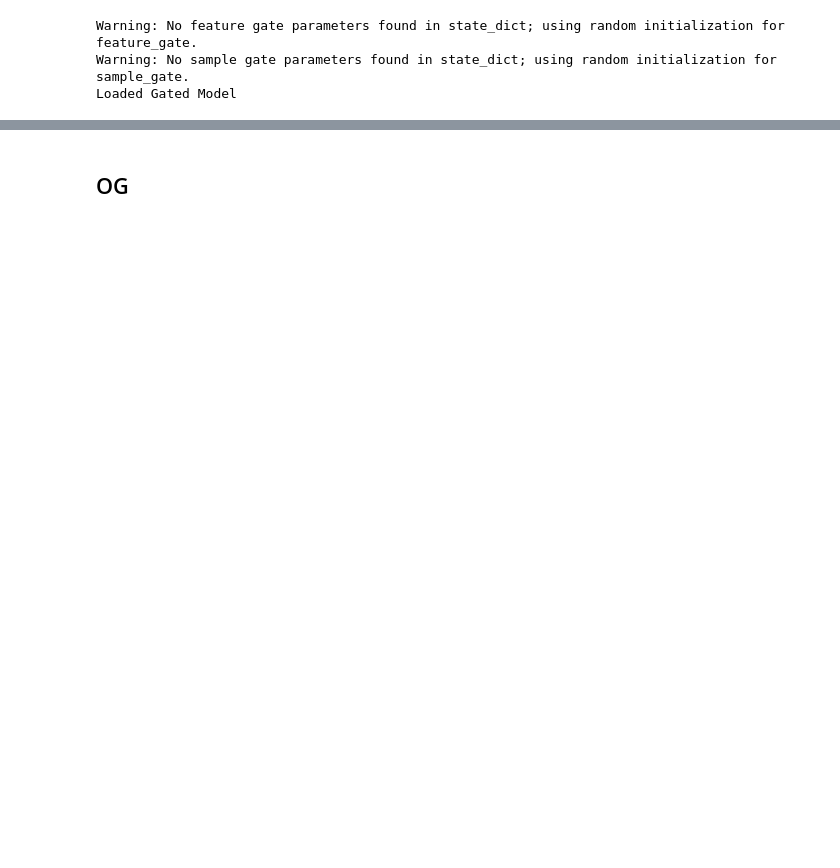
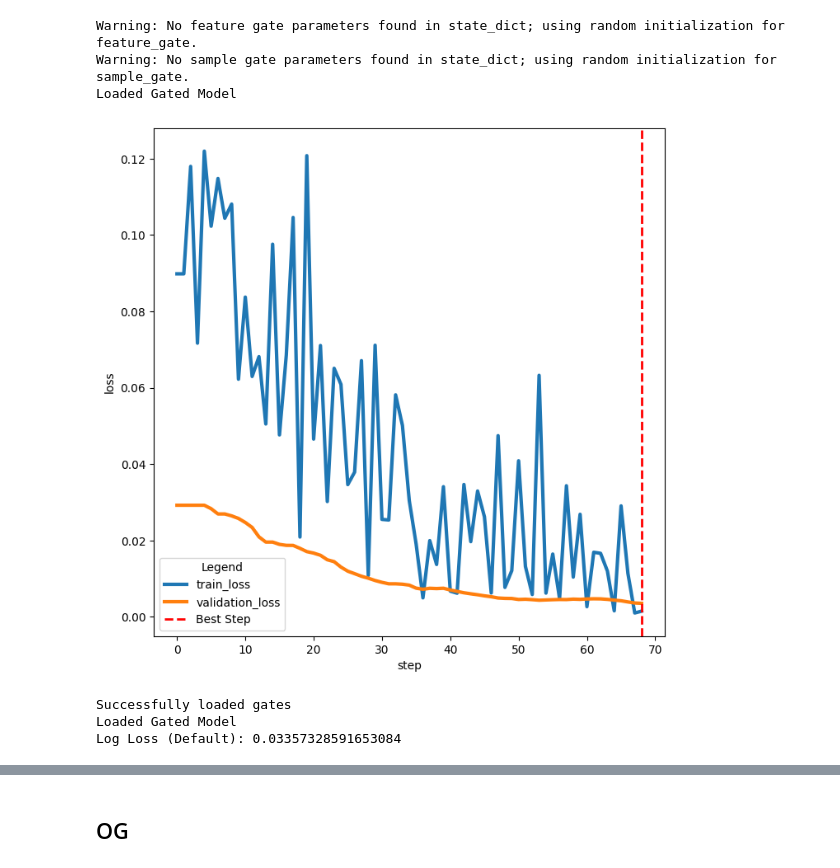
Before and after one commit to tentacool9/FTTabPFN, a Jupyter notebook: Finetuning.ipynb, the cells around one changed output, grey strips where cells are left out. Saved outputs shown, nothing was run; the diff lists cells and outputs as text; code cells hidden in the pictures; blank space fills up the shorter version.

Commit message:
Fixed fine tuning script and imports

```diff
--- a/Finetuning.ipynb
+++ b/Finetuning.ipynb
@@ -25,7 +16,7 @@ y = phones['price_range']
 # %%
 # Load data
 # X, y = load_wine(return_X_y=True, as_frame=True)
-# X, y = load_wine(return_X_y=True, as_frame=True)
+X, y = load_wine(return_X_y=True, as_frame=True)
 # Load MNIST from OpenML; as_frame=True returns a Pandas DataFrame.
 # mnist = fetch_openml('mnist_784', version=1, as_frame=True)
 # X, y = mnist["data"], mnist["target"]
@@ -41,34 +32,35 @@ X_train, X_test, y_train, y_test = train_test_split(
 # %%
 
 
 
 # Finetune
-save_path_to_fine_tuned_model = "./fine_tuned_model_new_20_03_gated.ckpt"
-fine_tune_tabpfn_original(
+save_path_to_fine_tuned_model = "./fine_tuned_model_new_24_03_gated.ckpt"
+fine_tune_tabpfn(
     path_to_base_model="auto",
     save_path_to_fine_tuned_model=save_path_to_fine_tuned_model,
     # Finetuning HPs
-    time_limit=1000,
+    time_limit=100,
     finetuning_config={"learning_rate": 0.00001, "batch_size": 8,"min_patience": 30,"max_patience": 100},
     validation_metric="log_loss",
     # Input Data
     X_train=X_train,
     y_train=y_train,
     categorical_features_index=None,
     device="cuda",  # use "cpu" if you don't have a GPU
     task_type="multiclass",
     gated=True,
     # Optional
     show_training_curve=True,  # Shows a final report after finetuning.
     logger_level=-100,  # Shows all logs, higher values shows less
     use_wandb=False,  # Init wandb yourself, and set to True
 )
 # %% [output]
 Warning: No feature gate parameters found in state_dict; using random initialization for feature_gate.
 Warning: No sample gate parameters found in state_dict; using random initialization for sample_gate.
 Loaded Gated Model
+[figure, added]
 # %%
-save_path_to_fine_tuned_model = "./fine_tuned_model_new_20_03_gated.ckpt"
+save_path_to_fine_tuned_model = "./fine_tuned_model_new_24_03_gated.ckpt"
 gated_model = TabPFNClassifier(
     model_path=save_path_to_fine_tuned_model,
     gated=True
@@ -76,6 +68,10 @@ gated_model = TabPFNClassifier(
 # Then, use gated_model in your fine-tuning pipeline.
 clf = gated_model.fit(X_train, y_train)
 print("Log Loss (Default):", log_loss(y_test, clf.predict_proba(X_test)))
+# %% [output]
+Successfully loaded gates
+Loaded Gated Model
+Log Loss (Default): 0.03357328591653084
 # %%
 accuracy_score(y_test,np.argmax(clf.predict_proba(X_test),axis=1)),\
 precision_score(y_test,np.argmax(clf.predict_proba(X_test),axis=1),\
```
Also changed, not shown: parts of 7 cells of this notebook, 59 other files.
